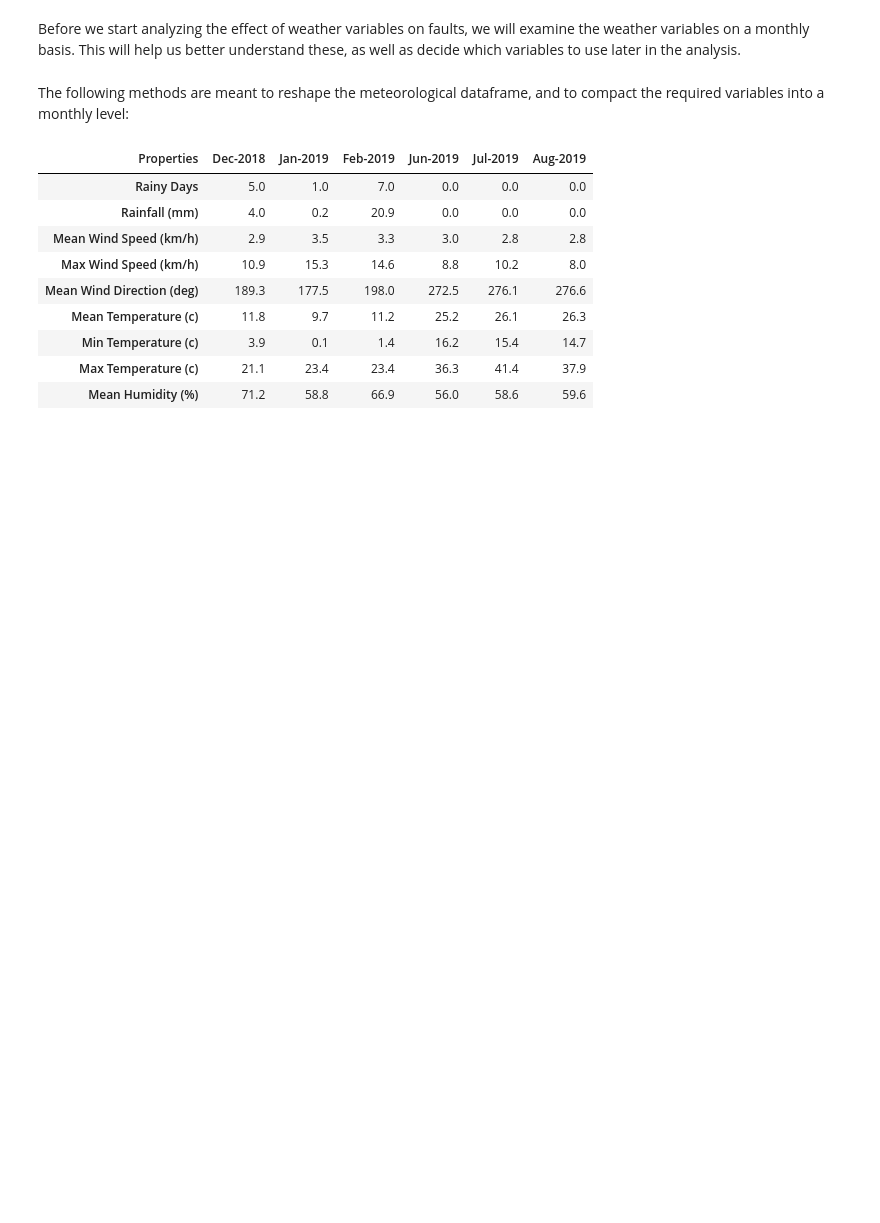
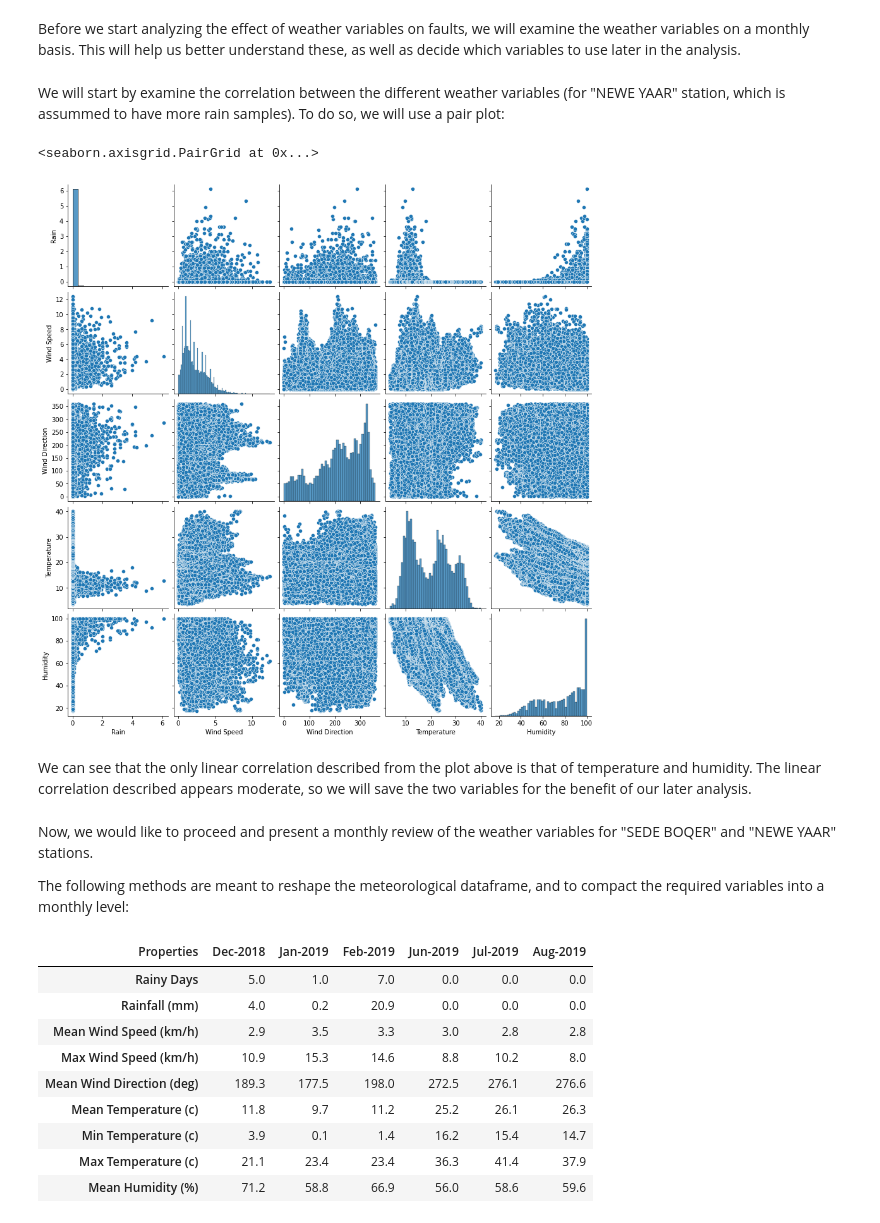
Before and after one commit to elront/Data_Sceince_Project, a Jupyter notebook: Data_science_workshop_project.ipynb, the cells around one changed output. Cells and saved outputs as stored; diff of their text form; code cells hidden in the pictures; blank space fills up the shorter version.

```diff
--- a/Data_science_workshop_project.ipynb
+++ b/Data_science_workshop_project.ipynb
@@ -2043,7 +2043,28 @@ plot_hand_interval_malf_system(unified_malf_parking_df, 1, "Ramat David Air Forc
 ### 4.1.2.1 Understanding the Weather Variables
 # %% [markdown]
 Before we start analyzing the effect of weather variables on faults, we will examine the weather variables on a monthly basis. This will help us better understand these, as well as decide which variables to use later in the analysis.
+# %% [markdown]
+We will start by examine the correlation between the different weather variables (for "NEWE YAAR" station, which is assummed to have more rain samples). To do so, we will use a pair plot:
+# %%
+# Concat 2019 & 2020 weather data.
+unified_meterological_df = pd.concat([meterological_df_2019, meterological_df_2020])
+
+# Retrive only "NEWE YAAR" data samples.
+unified_meterological_df = unified_meterological_df.loc[unified_meterological_df["Station Name"] == "NEWE YAAR"]
+
+# Drop unneeded columns.
+unified_meterological_df = unified_meterological_df.drop(columns = ["Time", "Station Name"])
+
+# Plot.
+sns.pairplot(unified_meterological_df)
+# %% [output]
+<seaborn.axisgrid.PairGrid at 0x...>
+[figure, added]
+# %% [markdown]
+We can see that the only linear correlation described from the plot above is that of temperature and humidity. The linear correlation described appears moderate, so we will save the two variables for the benefit of our later analysis.
 # %% [markdown]
+Now, we would like to proceed and present a monthly review of the weather variables for "SEDE BOQER" and "NEWE YAAR" stations.
+
 The following methods are meant to reshape the meteorological dataframe, and to compact the required variables into a monthly level:
 # %%
 def is_rainy(value):
```
Also changed, not shown: parts of 75 cells of this notebook.
